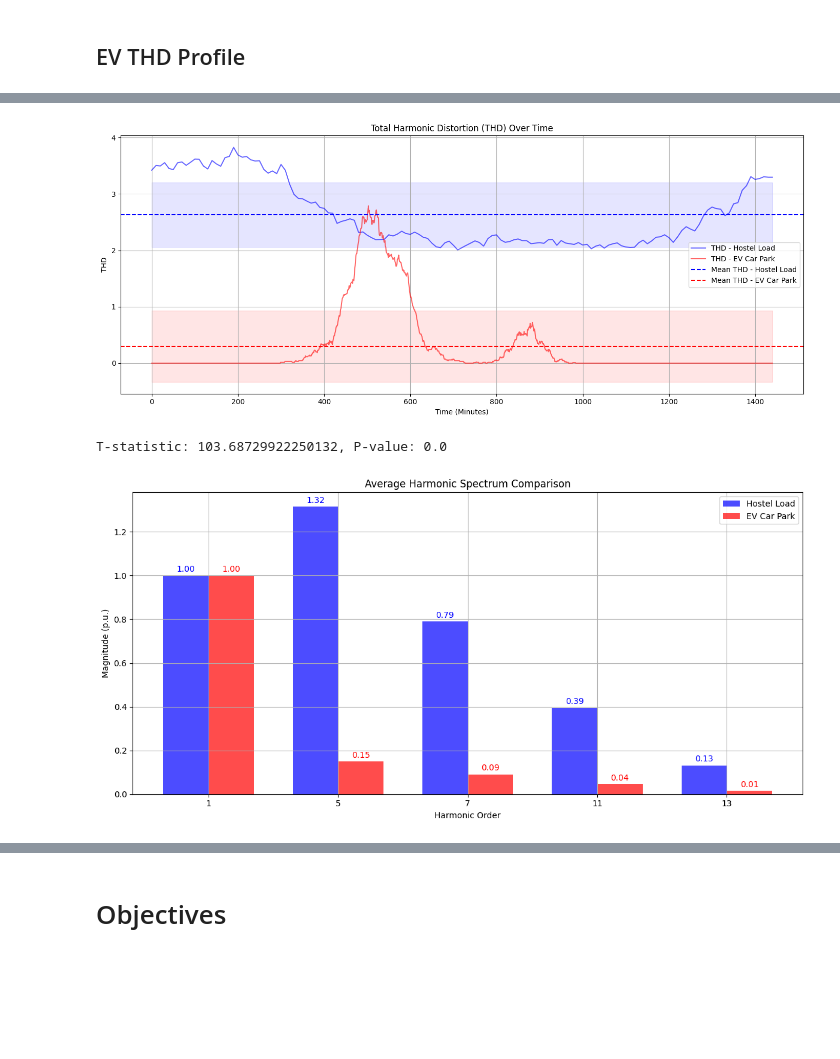
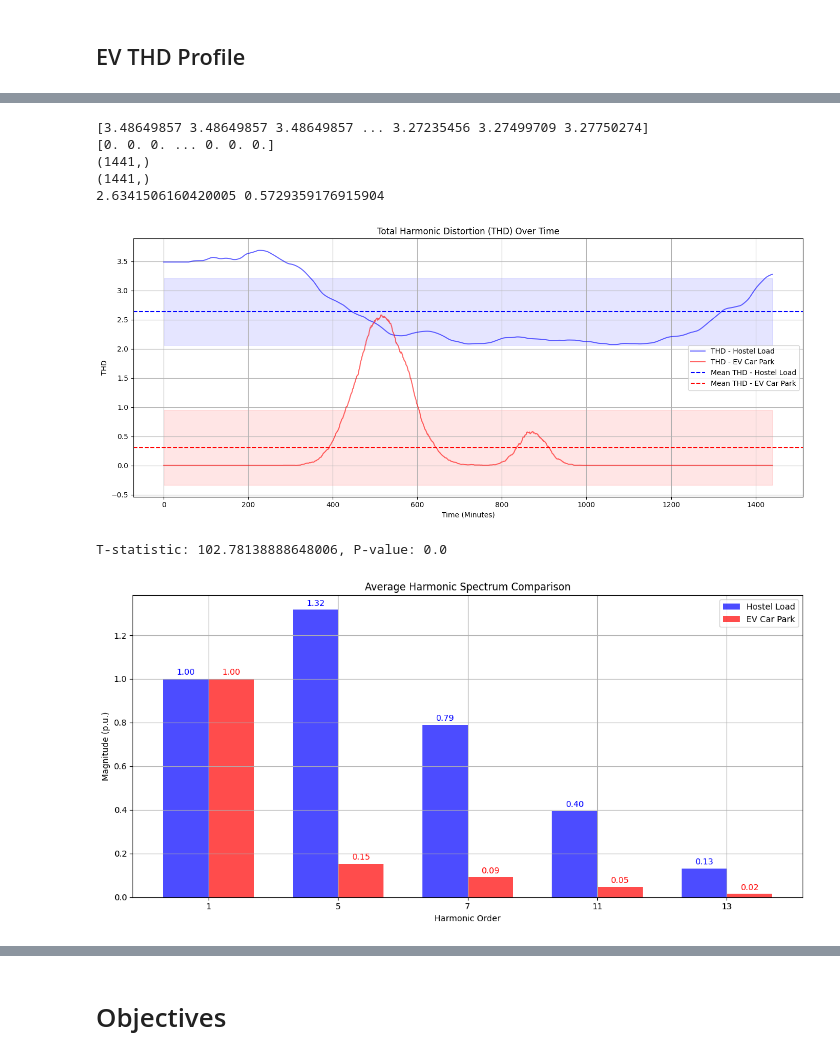
Before and after one commit to KanyantaM/final-year-project, a Jupyter notebook: Final_Year_Project_Code.ipynb, the cells around one changed output, grey strips where cells are left out. Cells and saved outputs as stored; diff of their text form; code cells hidden in the pictures; blank space fills up the shorter version.

```diff
--- a/Final_Year_Project_Code.ipynb
+++ b/Final_Year_Project_Code.ipynb
@@ -558,18 +444,19 @@ merged_thd_df_normalized['Average_U1_THD'] = (merged_thd_df_normalized['File1',
 # De-normalize the average to get back to the original scale
 average_single_hostel_thd = reverse_z_score_normalize(merged_thd_df_normalized['Average_U1_THD'], thd_df2['U1 THD'])
 
-print(average_single_hostel_thd.tail())
-
 average_single_hostel_thd_moving_average = average_single_hostel_thd.rolling(window=60).mean()
 
 average_single_hostel_thd_df = pd.DataFrame({
     'minutes': range(len(average_single_hostel_thd)),
-    'Moving Average U1 THD': average_single_hostel_thd_moving_average
+    'THD': average_single_hostel_thd_moving_average
 })
+
+print("Average THD Profile for Hostel Charging:")
+print(average_single_hostel_thd_df.tail())
 
 # Plot the average load profile
 plt.figure(figsize=(10, 6))
-plt.plot(average_single_hostel_thd, label='Average U1 THD')
+plt.plot(average_single_hostel_thd_df['THD'], label='Average U1 THD')
 # plt.fill_between(time_in_hours,average_single_hostel_thd, alpha=0.3, color='lightblue')
 plt.title('Average EV THD Profile')
 plt.xlabel('Time (hours)')  # Update x-axis label to hours
@@ -811,22 +603,24 @@ for hour in range(1440):
+# %%
+average_single_hostel_thd_df['THD'] = average_single_hostel_thd_df['THD'].ffill().bfill()
 # %%
-import matplotlib.pyplot as plt
-import numpy as np
-import pandas as pd
-from scipy import stats
-
-# Assuming thd_hostel_df and thd_ev_df are already defined and contain 'THD' column
-# Let's assume they contain a column 'Hour' for the time index
-
 # Create time axis for the plots (1 minute intervals for 1440 minutes)
 time = range(1441)  # 1440 minutes for a full day
 
 # Extract THD values for both loads
-hostel_thd = thd_hostel_df['THD'].values  # Convert to NumPy array for calculations
-ev_thd = thd_ev['THD'].values          # Convert to NumPy array for calculations
+hostel_thd = average_single_hostel_thd_df['THD'].values  # Convert to NumPy array for calculations
+ev_thd = average_thd_profile_ev['THD'].values          # Convert to NumPy array for calculations
+
+print(hostel_thd)
+print(ev_thd)
+
+print(hostel_thd.shape)
+print(ev_thd.shape)
 
 # Calculate mean and standard deviation
 mean_hostel_thd = np.mean(hostel_thd)
 std_hostel_thd = np.std(hostel_thd)
+
+print(mean_hostel_thd, std_hostel_thd)
 
 mean_ev_thd = np.mean(ev_thd)
 std_ev_thd = np.std(ev_thd)
@@ -871,34 +665,39 @@ ev_harmonics = [set_harmonic_spectrum(thd) for thd in ev_thd]
 average_hostel_harmonics = np.mean(hostel_harmonics, axis=0)
 average_ev_harmonics = np.mean(ev_harmonics, axis=0)
 
 # Harmonic orders to plot
 harmonic_orders = [1, 5, 7, 11, 13]
 
 # Plot harmonic spectra comparison
 plt.figure(figsize=(12, 6))
 bar_width = 0.35
 x = np.arange(len(harmonic_orders))
 
 bars1 = plt.bar(x - bar_width/2, average_hostel_harmonics, width=bar_width, color='blue', alpha=0.7, label='Hostel Load')
 bars2 = plt.bar(x + bar_width/2, average_ev_harmonics, width=bar_width, color='red', alpha=0.7, label='EV Car Park')
 
 # Add exact values on top of each bar
 for bar in bars1:
     plt.text(bar.get_x() + bar.get_width() / 2, bar.get_height() + 0.01, f'{bar.get_height():.2f}', ha='center', va='bottom', color='blue')
 
 for bar in bars2:
     plt.text(bar.get_x() + bar.get_width() / 2, bar.get_height() + 0.01, f'{bar.get_height():.2f}', ha='center', va='bottom', color='red')
 
 plt.title('Average Harmonic Spectrum Comparison')
 plt.xlabel('Harmonic Order')
 plt.ylabel('Magnitude (p.u.)')
 plt.xticks(x, harmonic_orders)
 plt.legend()
 plt.grid()
 plt.tight_layout()
 plt.show()
 # %% [output]
+[3.48649857 3.48649857 3.48649857 ... 3.27235456 3.27499709 3.27750274]
+[0. 0. 0. ... 0. 0. 0.]
+(1441,)
+(1441,)
+2.6341506160420005 0.5729359176915904
-[figure, old version]
+[figure, new version]
-T-statistic: 103.68729922250132, P-value: 0.0
+T-statistic: 102.78138888648006, P-value: 0.0
 [figure]
 # %%
```
Also changed, not shown: parts of 35 cells of this notebook.
